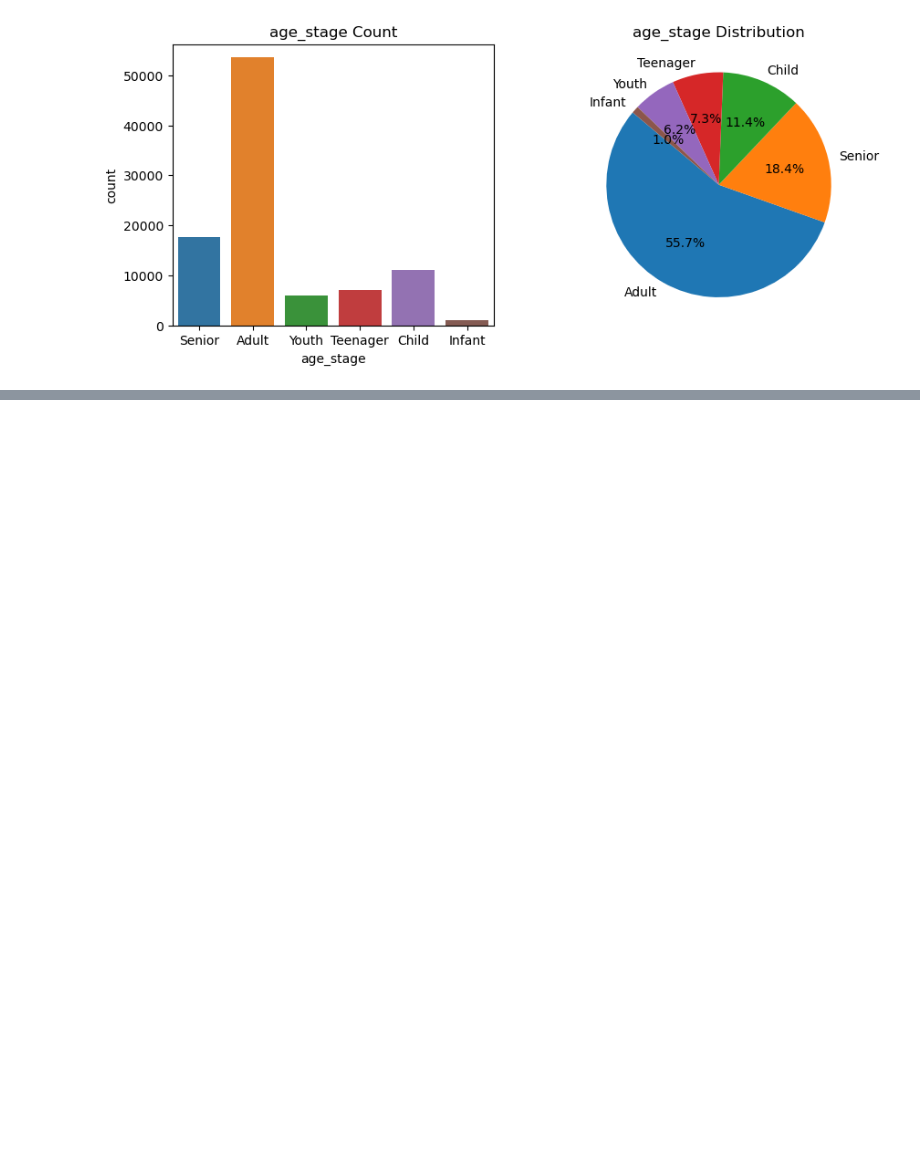
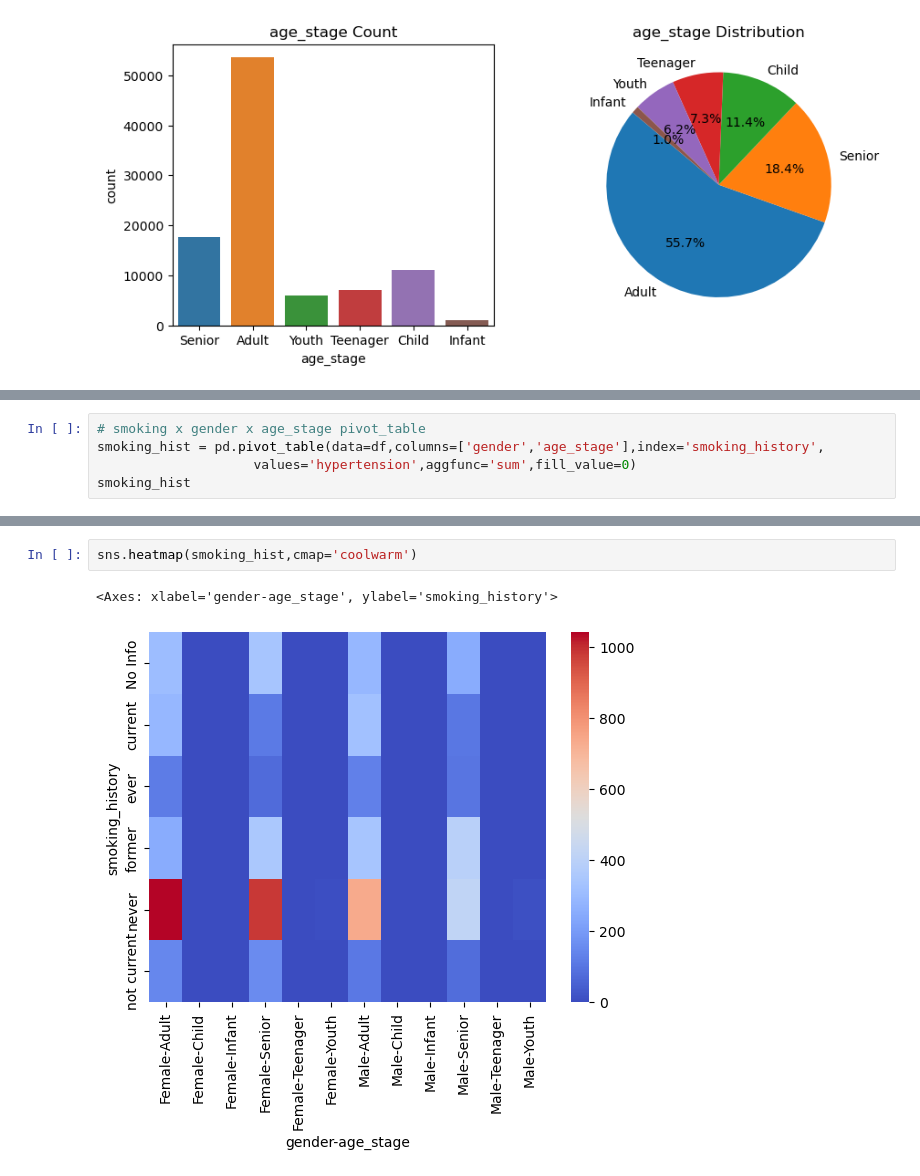
Before and after one commit to iktiyar/Practice-Project, a Jupyter notebook: Diabetes Prediction.ipynb, the cells around one changed output, grey strips where cells are left out. Drawn from its saved outputs; the diff is of its cells as text; blank space fills up the shorter version.

```diff
--- a/Diabetes Prediction.ipynb
+++ b/Diabetes Prediction.ipynb
@@ -591,0 +317,5 @@ Mapping for age_stage: {'Adult': 0, 'Child': 1, 'Infant': 2, 'Senior': 3, 'Teena
+# %%
+# smoking x gender x age_stage pivot_table
+smoking_hist = pd.pivot_table(data=df,columns=['gender','age_stage'],index='smoking_history',
+                    values='hypertension',aggfunc='sum',fill_value=0)
+smoking_hist
@@ -591,0 +332,5 @@ Mapping for age_stage: {'Adult': 0, 'Child': 1, 'Infant': 2, 'Senior': 3, 'Teena
+# %%
+sns.heatmap(smoking_hist,cmap='coolwarm')
+# %% [output]
+<Axes: xlabel='gender-age_stage', ylabel='smoking_history'>
+[figure, added]
```
Also changed, not shown: parts of 42 cells of this notebook.
